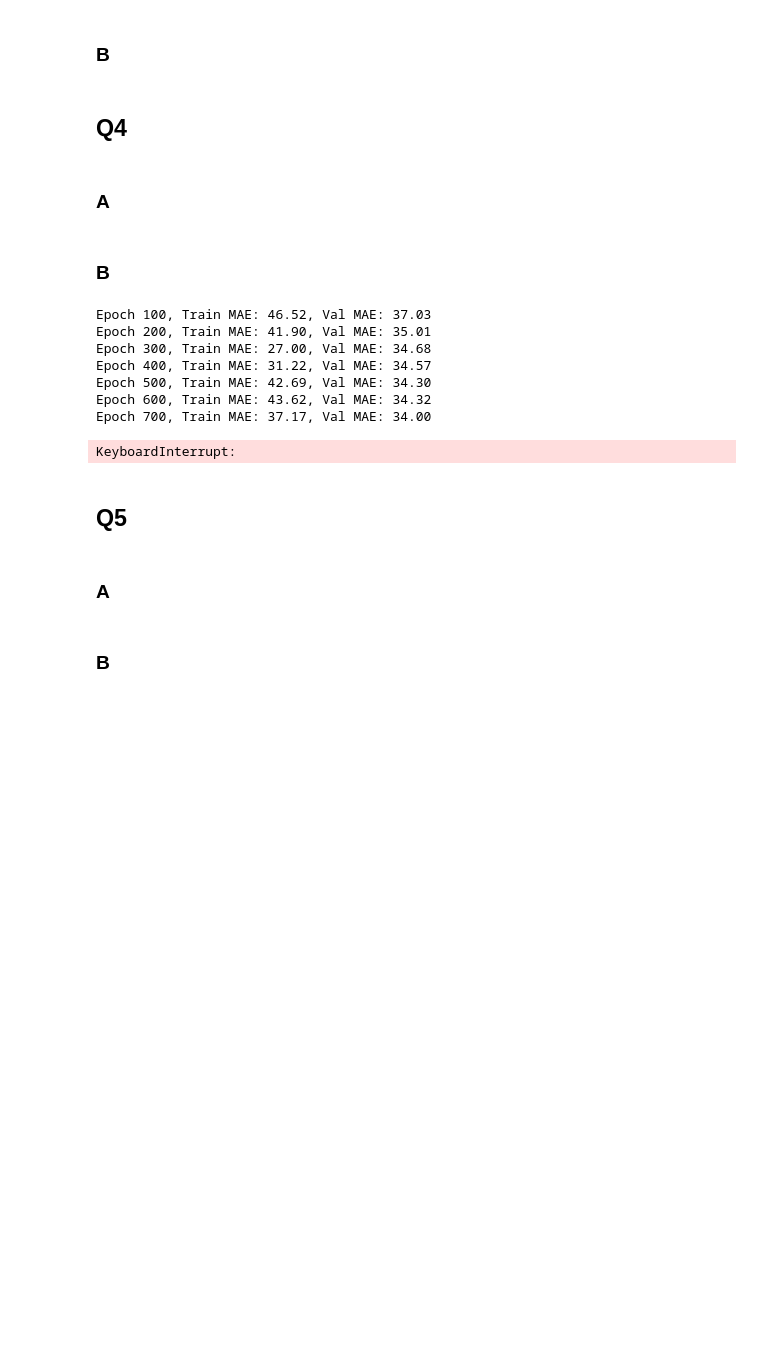
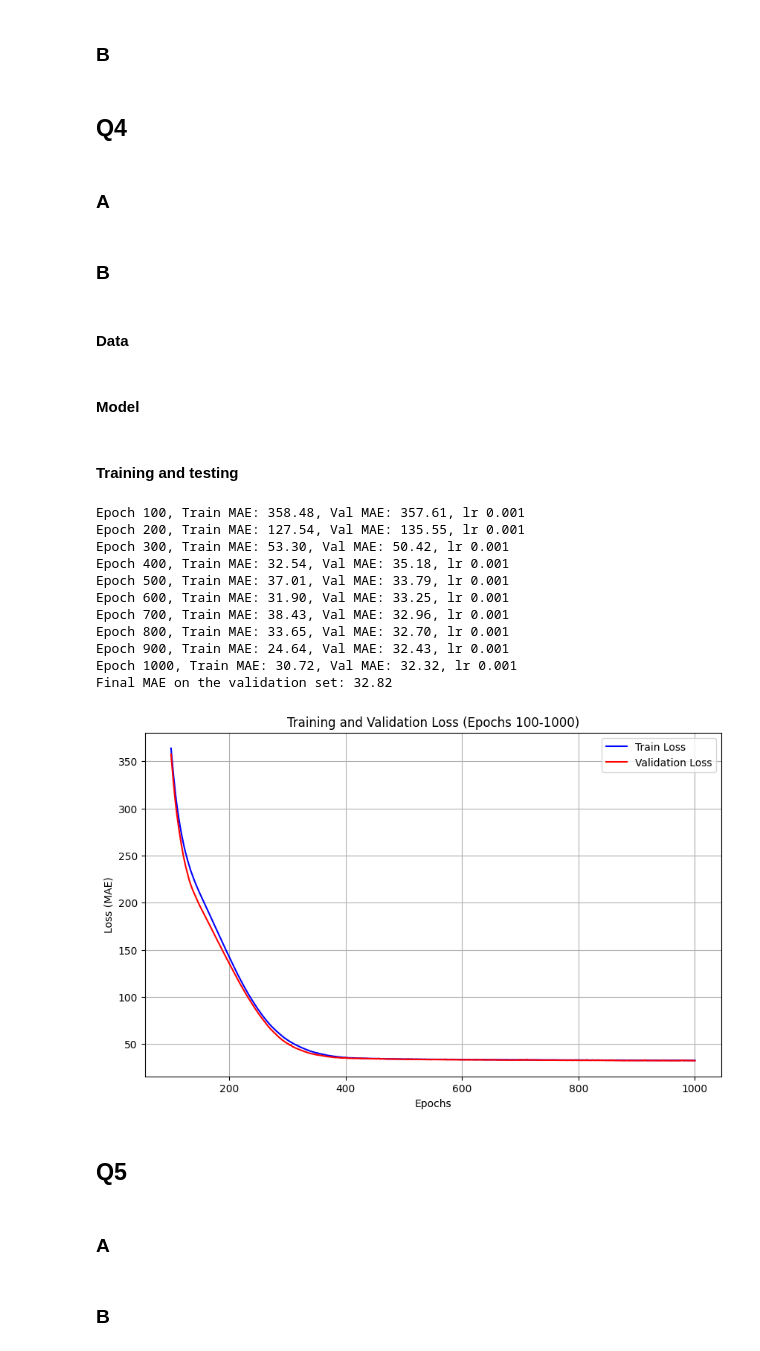
Before and after one commit to elijah-jones-2003/PADL, a Jupyter notebook: padl.ipynb, the cells around one changed output. Saved outputs shown, nothing was run; the diff lists cells and outputs as text; code cells hidden in the pictures; blank space fills up the shorter version.

```diff
--- a/padl.ipynb
+++ b/padl.ipynb
@@ -4,8 +4,8 @@
 # %% [markdown]
 # PADL coursework
 # %%
-from google.colab import drive
-drive.mount('/content/drive/')
+# from google.colab import drive
+# drive.mount('/content/drive/')
 
 import matplotlib.pyplot as plt
 import numpy as np
@@ -39,6 +39,6 @@ from torch.utils.data import random_split
 
 from skimage.metrics import structural_similarity as ssim
 
-PROJECT_DIRECTORY = '/content/drive/MyDrive/padl_ws/'
+PROJECT_DIRECTORY = ''#'/content/drive/MyDrive/padl_ws/'
 DATA_DIRECTORY = PROJECT_DIRECTORY + "data/"
 MODEL_DIRECTORY = PROJECT_DIRECTORY + "models/"
@@ -395,6 +339,8 @@ Node 5 <-> Node 30: 0.1898
 ### A
 # %% [markdown]
 ### B
+# %% [markdown]
+#### Data
 # %%
 # Get data from body_measurements.csv
 data = np.genfromtxt((DATA_DIRECTORY + 'body_measurements.csv'), delimiter=',', skip_header=1, filling_values=np.nan)
@@ -522,0 +369,2 @@ train_loader = DataLoader(train_dataset, batch_size=batch_size, shuffle=True)
+# %% [markdown]
+#### Model
@@ -523,7 +418,12 @@ train_loader = DataLoader(train_dataset, batch_size=batch_size, shuffle=True)
+# %% [markdown]
+#### Training and testing
 # %%
-# Get rid of these
 train_losses = []
 val_losses = []
+best_val_loss = float('inf')
+patience = 100
+patience_counter = 0
+end_epoch = 1000
 
 # Training loop
 for epoch in range(epochs):
@@ -531,7 +431,7 @@ for epoch in range(epochs):
     for batch_X, batch_y in train_loader:
         optimiser.zero_grad()
         predictions = waist_predictor(batch_X)
-        loss = MAE_loss(predictions, batch_y)
+        loss = loss_function(predictions, batch_y)
         loss.backward()
         optimiser.step()
         total_train_loss += loss.item() * batch_X.size(0)
@@ -543,47 +443,68 @@ for epoch in range(epochs):
     waist_predictor.eval()
     with torch.no_grad():
         val_preds = waist_predictor(X_val_tensor)
-        val_loss = MAE_loss(val_preds, y_val_tensor).item()
+        val_loss = loss_function(val_preds, y_val_tensor).item()
         val_mae = mean_absolute_error(y_val, val_preds.numpy())  # Real-world MAE
 
     val_losses.append(val_loss)
-    # scheduler.step(val_loss)
+    scheduler.step(val_loss)
+
+    current_lr = scheduler.optimizer.param_groups[0]['lr']
 
     if (epoch+1)%100 == 0:
-        print(f"Epoch {epoch+1}, Train MAE: {loss:.2f}, Val MAE: {val_loss:.2f}")
+        print(f"Epoch {epoch+1}, Train MAE: {loss:.2f}, Val MAE: {val_loss:.2f}, lr {current_lr}")
+
+    if val_loss < best_val_loss:
+        best_val_loss = val_loss
+        patience_counter = 0
+        torch.save(waist_predictor.state_dict(), 'best_model.pth')
+    else:
+        patience_counter += 1
+        if patience_counter >= patience:
+            print("Early stopping")
+            end_epoch = epoch
+            break
 
 # Switch to evaluation mode
 waist_predictor.eval()
 with torch.no_grad():
     # Get predictions on the scaled validation data
     y_val_pred = waist_predictor(X_val_tensor).detach().numpy()
 
+# with torch.no_grad():
+#     attn_weights = waist_predictor.attention(X_train_tensor).mean(dim=0).numpy()
+# print(attn_weights)
+
 # Calculate the MAE in the original scale using sklearn's mean_absolute_error
 final_mae = mean_absolute_error(y_val, y_val_pred)
 print(f"Final MAE on the validation set: {final_mae:.2f}")
 
 # Plot training and validation loss from epoch 100 to 1000
 start_epoch = 100
-end_epoch = 1000
+end_epoch = min(1000, end_epoch)
 
 plt.figure(figsize=(10, 6))
 plt.plot(range(start_epoch, end_epoch + 1), train_losses[start_epoch - 1:end_epoch], label="Train Loss", color='blue')
 plt.plot(range(start_epoch, end_epoch + 1), val_losses[start_epoch - 1:end_epoch], label="Validation Loss", color='red')
 plt.xlabel('Epochs')
 plt.ylabel('Loss (MAE)')
 plt.title(f'Training and Validation Loss (Epochs {start_epoch}-{end_epoch})')
 plt.legend()
 plt.grid(True)
 plt.show()
 # %% [output]
-Epoch 100, Train MAE: 46.52, Val MAE: 37.03
-Epoch 200, Train MAE: 41.90, Val MAE: 35.01
-Epoch 300, Train MAE: 27.00, Val MAE: 34.68
-Epoch 400, Train MAE: 31.22, Val MAE: 34.57
-Epoch 500, Train MAE: 42.69, Val MAE: 34.30
-Epoch 600, Train MAE: 43.62, Val MAE: 34.32
-Epoch 700, Train MAE: 37.17, Val MAE: 34.00
+Epoch 100, Train MAE: 358.48, Val MAE: 357.61, lr 0.001
+Epoch 200, Train MAE: 127.54, Val MAE: 135.55, lr 0.001
+Epoch 300, Train MAE: 53.30, Val MAE: 50.42, lr 0.001
+Epoch 400, Train MAE: 32.54, Val MAE: 35.18, lr 0.001
+Epoch 500, Train MAE: 37.01, Val MAE: 33.79, lr 0.001
+Epoch 600, Train MAE: 31.90, Val MAE: 33.25, lr 0.001
+Epoch 700, Train MAE: 38.43, Val MAE: 32.96, lr 0.001
+Epoch 800, Train MAE: 33.65, Val MAE: 32.70, lr 0.001
+Epoch 900, Train MAE: 24.64, Val MAE: 32.43, lr 0.001
+Epoch 1000, Train MAE: 30.72, Val MAE: 32.32, lr 0.001
+Final MAE on the validation set: 32.82
-KeyboardInterrupt:
+[figure, added]
 # %% [markdown]
 ## Q5
 # %% [markdown]
```
Also changed, not shown: parts of 13 cells of this notebook, 8 other files.
